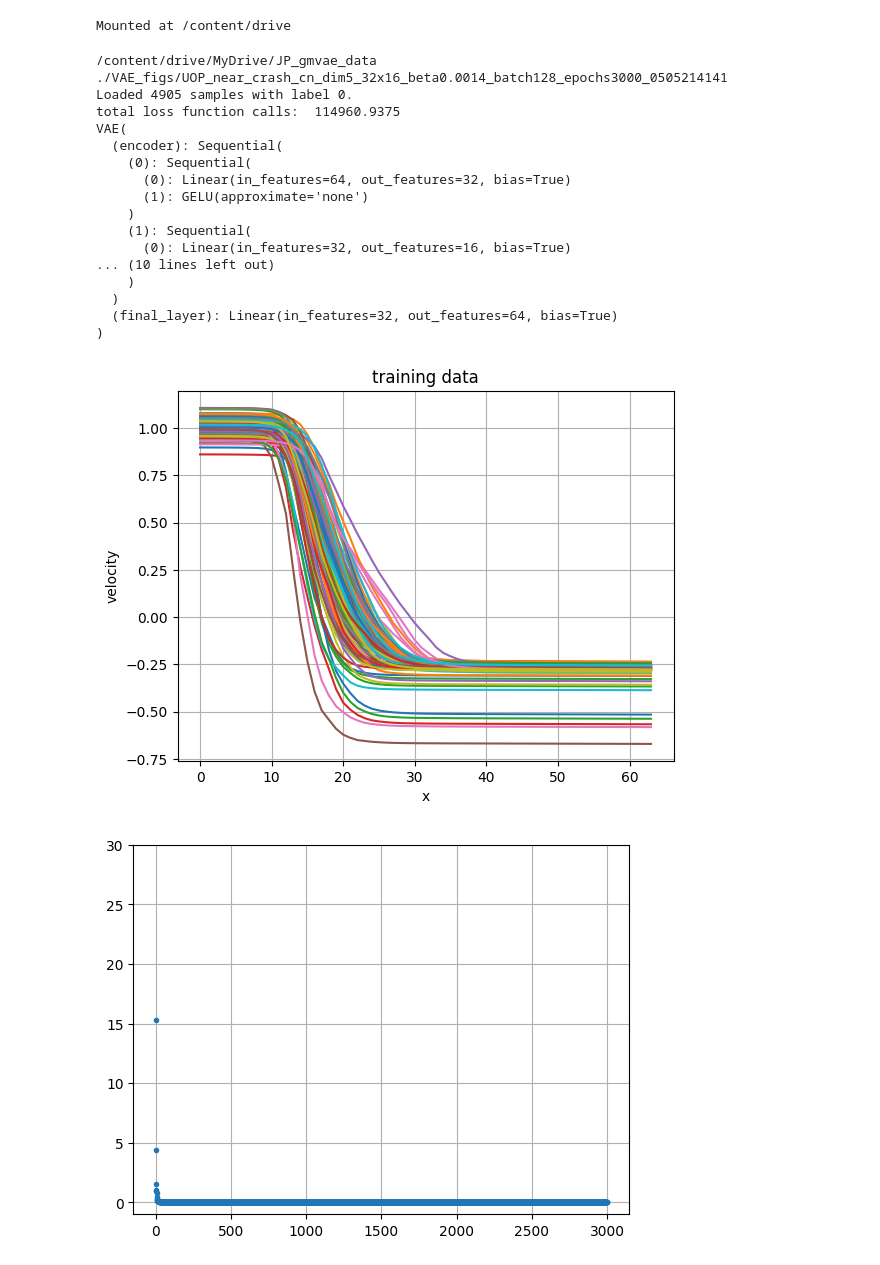
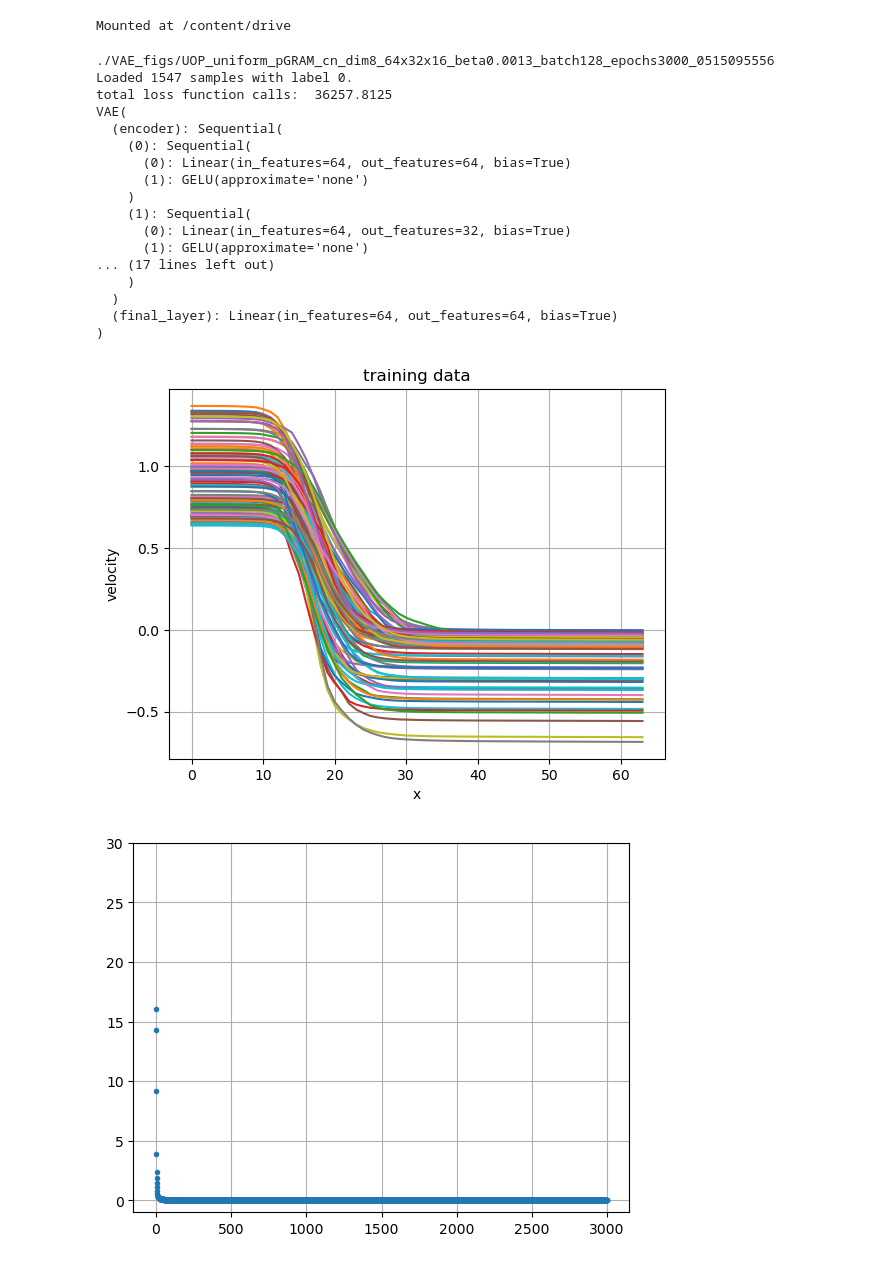
Before and after one commit to gcalkins64/pipag_training, a Jupyter notebook: VAE_Capture.ipynb, the cells around one changed output. Saved outputs shown, nothing was run; the diff lists cells and outputs as text; code cells hidden in the pictures.

```diff
--- a/VAE_Capture.ipynb
+++ b/VAE_Capture.ipynb
@@ -9,36 +11,57 @@ drive.mount('/content/drive')
 # %% [output]
 Mounted at /content/drive
 # %%
-%cd /content/drive/MyDrive/JP_gmvae_data/
-
-
-import torch # we need pytorch installed
+import torch
 from models import VAE # import the VAE model
 import numpy as np
 import matplotlib.pyplot as plt
 import pandas
 import json
 from scipy.io import savemat
-
 from scipy import stats
 import scipy
 import datetime
 import os
+import random
+
+# Make determinsitic
+SEED = 42  # or any fixed number
+
+# Python, NumPy, PyTorch seed
+random.seed(SEED)
+np.random.seed(SEED)
+torch.manual_seed(SEED)
+torch.cuda.manual_seed(SEED)
+torch.cuda.manual_seed_all(SEED)
+
+# For deterministic behavior
+torch.backends.cudnn.deterministic = True
+torch.backends.cudnn.benchmark = False
+
+# Optional: ensure reproducibility across runs
+os.environ["CUBLAS_WORKSPACE_CONFIG"] = ":4096:8"  # Needed for CUDA <11.2
+
 
 plt.close('all')
 
 #%% SETTINGS
 DataType = 'cn'
-LatentDim = 5
-HiddenDims = [32, 16]
-Beta = .0014
+# Set 1
+LatentDim = 8
+HiddenDims = [64, 32, 16] # define the strucute of the encoder and decoder
+Beta = .0013
+# Set 2
+# LatentDim = 6
+# HiddenDims = [64, 48, 32, 16] # define the strucute of the encoder and decoder
+# Beta = .0017
+
 BatchSize = 128
 Epochs = 3000
 IsTest = False # when True, don't save figures or create directory
-tag = 'UOP_near_crash' # UOP_near_crash_steeper  UOP_near_crash  UOP_inc_lit_disps
+tag = 'UOP_uniform_pGRAM' # UOP_near_crash_steeper  UOP_near_crash  UOP_inc_lit_disps
 
 # load training data
-json_file = f'./{tag}_5000_data_energy_scaled_downsampled_.json'
+json_file = f'/Users/gracecalkins/Local_Documents/local_code/pipag_training/data/UOP_uniform_pGRAM_2000_data_energy_scaled_downsampled_.json'
 
 date = datetime.datetime.now().strftime('%m%d%H%M%S')
 
@@ -164,40 +187,40 @@ ax.set_ylabel('rho')
 for i in range(100):
     ax.plot(new_samp[i].detach())
 if not IsTest:
    plt.savefig(dirname + '/syntheticData.png')
 
 # compare variance
 big_samp = vae_model.sample(num_samples = n_data).cpu()
 fig, ax = plt.subplots()
 ax.grid()
 ax.plot(stats.describe(x_trn_cpu, axis = 0)[3], label = 'training variance')
 ax.plot(stats.describe(big_samp.detach(), axis = 0)[3], label = 'VAE variance')
 ax.legend()
 
 # Save off big_samp
 savemat(dirname + '/big_samp.mat', {'big_samp': big_samp.detach().numpy()})
 # Save off x_trn_cpu
 savemat(dirname + '/x_trn_cpu.mat', {'x_trn_cpu': x_trn_cpu.numpy()})
 
 if not IsTest:
    plt.savefig(dirname + '/variance.png')
 # %% [output]
-/content/drive/MyDrive/JP_gmvae_data
-./VAE_figs/UOP_near_crash_cn_dim5_32x16_beta0.0014_batch128_epochs3000_0505214141
-Loaded 4905 samples with label 0.
-total loss function calls:  114960.9375
+./VAE_figs/UOP_uniform_pGRAM_cn_dim8_64x32x16_beta0.0013_batch128_epochs3000_0515095556
+Loaded 1547 samples with label 0.
+total loss function calls:  36257.8125
 VAE(
   (encoder): Sequential(
     (0): Sequential(
-      (0): Linear(in_features=64, out_features=32, bias=True)
+      (0): Linear(in_features=64, out_features=64, bias=True)
       (1): GELU(approximate='none')
     )
     (1): Sequential(
-      (0): Linear(in_features=32, out_features=16, bias=True)
-... (10 lines left out)
+      (0): Linear(in_features=64, out_features=32, bias=True)
+      (1): GELU(approximate='none')
+... (17 lines left out)
     )
   )
-  (final_layer): Linear(in_features=32, out_features=64, bias=True)
+  (final_layer): Linear(in_features=64, out_features=64, bias=True)
 )
-[figure, old version]
+[figure, new version]
-[figure, old version]
+[figure, new version]
```
Also changed, not shown: parts of 2 cells of this notebook, 6 other files.
